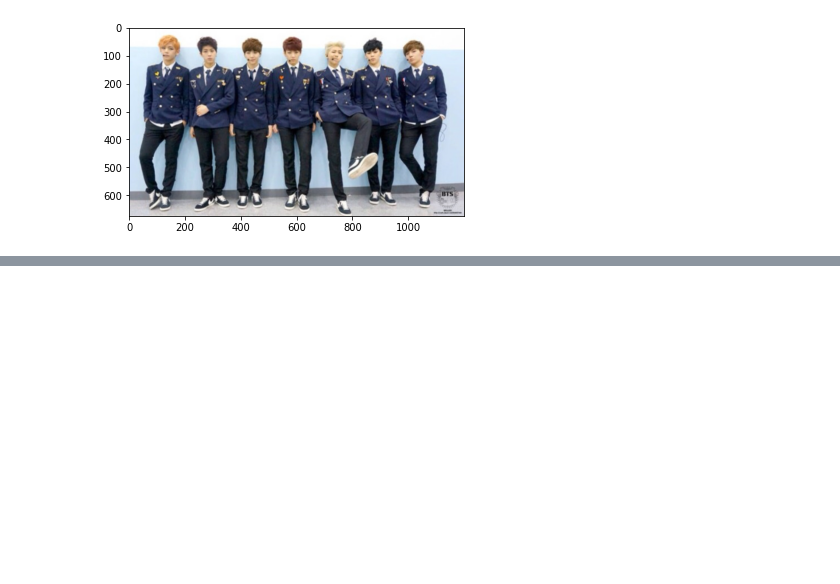
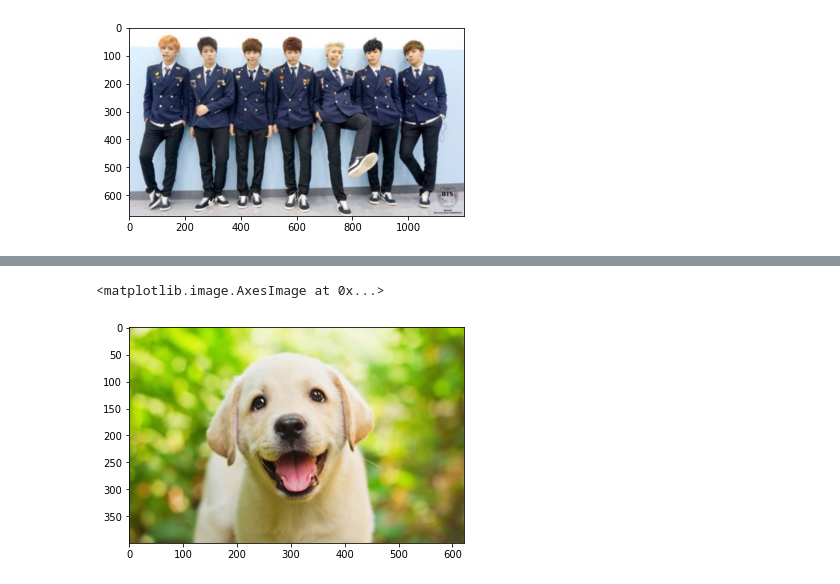
Before and after one commit to JakeOh/202007_itw_bd18, a Jupyter notebook: lab_python/python67_image_crawling.ipynb, the cells around one changed output, grey strips where cells are left out. Saved outputs shown, nothing was run; the diff lists cells and outputs as text; code cells hidden in the pictures; blank space fills up the shorter version.

```diff
--- a/lab_python/python67_image_crawling.ipynb
+++ b/lab_python/python67_image_crawling.ipynb
@@ -112,0 +115,5 @@ plt.imshow(image)
+# %%
+# 이미지들을 저장할 디렉토리 생성
+naver_dir = os.path.join(download_dir, 'naver')
+if not os.path.exists(naver_dir):
+    os.makedirs(naver_dir)
@@ -112,0 +175,7 @@ plt.imshow(image)
+# %%
+img_file = os.path.join(naver_dir, 'image002.jpg')
+img = Image.open(img_file)
+plt.imshow(img)
+# %% [output]
+<matplotlib.image.AxesImage at 0x...>
+[figure, added]
```
Also changed, not shown: parts of 4 cells of this notebook.
